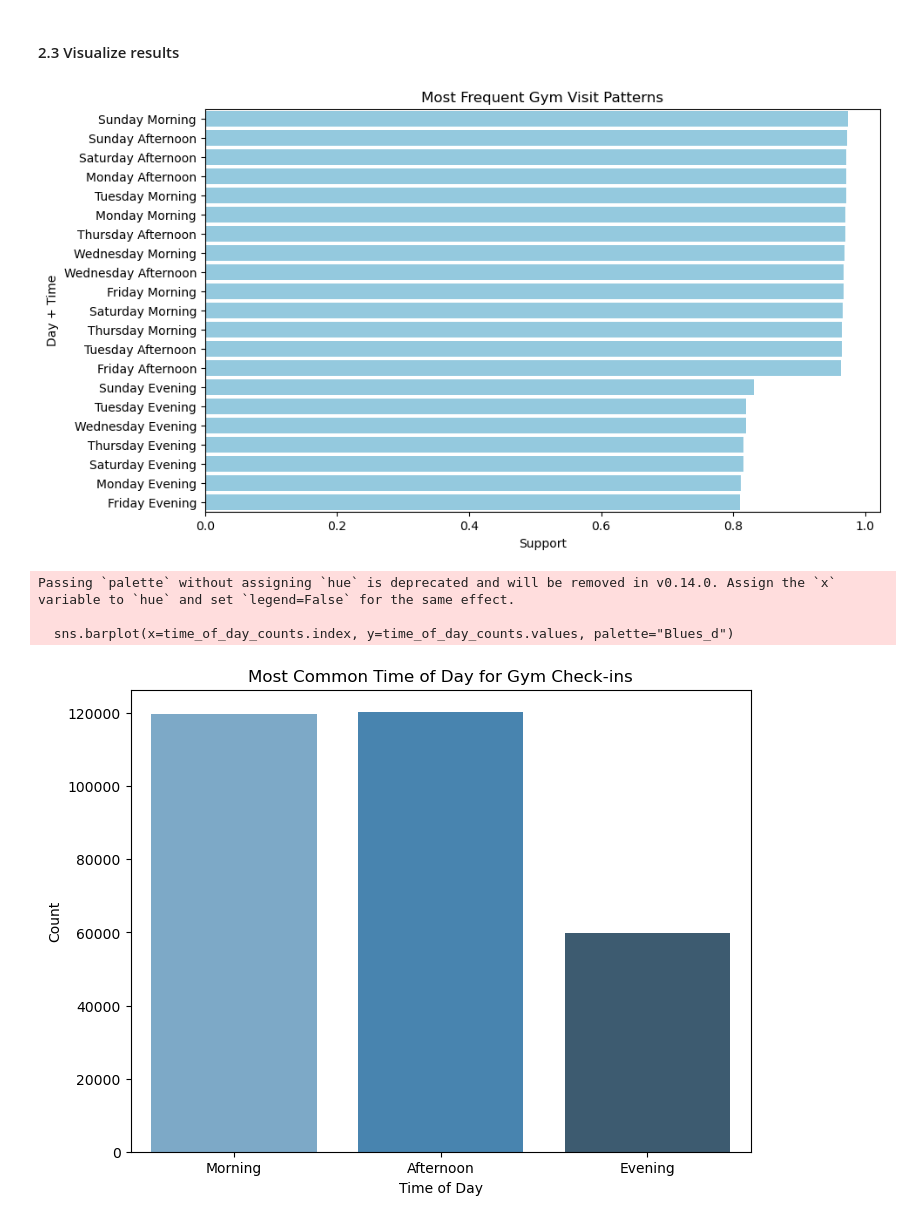
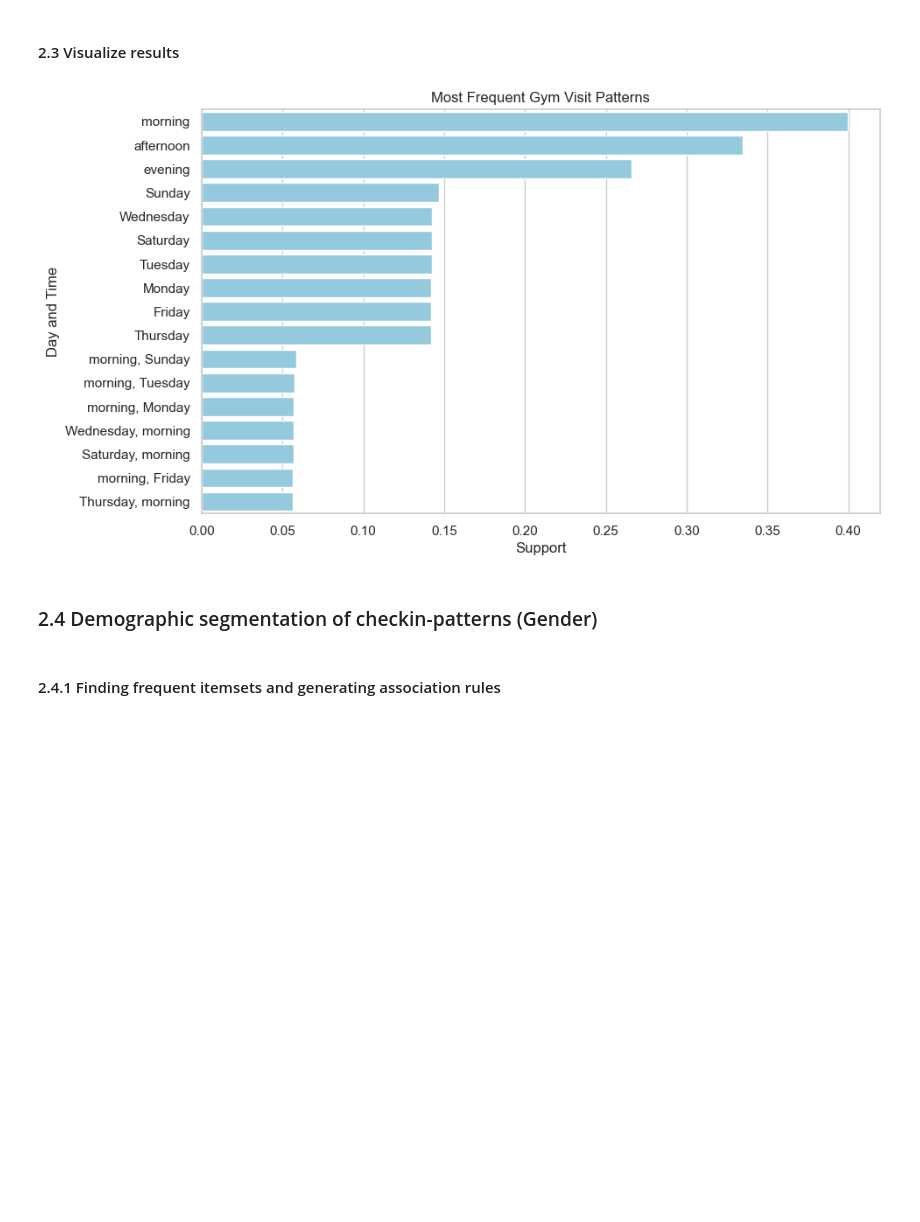
Before and after one commit to emmaqingjie/final_project_data_science, a Jupyter notebook: scripts/frequency_trends.ipynb, the cells around one changed output. Saved outputs shown, nothing was run; the diff lists cells and outputs as text; code cells hidden in the pictures; blank space fills up the shorter version.

Commit message:
demographic segmentation of checkin-patterns (age and gender)

```diff
--- a/scripts/frequency_trends.ipynb
+++ b/scripts/frequency_trends.ipynb
@@ -16,7 +16,7 @@ import pandas as pd
 import matplotlib.pyplot as plt
 
 # Load data
-checkin_data = pd.read_csv("../data/_raw/checkin_checkout_history_updated.csv", parse_dates= ['checkin_time', 'checkout_time'])
+checkin_data = pd.read_csv("../data/checkins.csv", parse_dates= ['checkin_time', 'checkout_time'])
 user_data = pd.read_csv("../data/_raw/users_data.csv")
 
 # Merge user data and checkin data and drop irrelevant columns
@@ -108,23 +108,14 @@ plt.show()
 # %%
 import pandas as pd
 from mlxtend.preprocessing import TransactionEncoder
-from mlxtend.frequent_patterns import apriori
-
-# Load and preprocess data
-data = pd.read_csv("../data/checkins.csv", parse_dates=['checkin_time'])
+from mlxtend.frequent_patterns import apriori, association_rules
 
 # Extract day of week and time of day
 data['day_of_week'] = data['checkin_time'].dt.day_name()
-data['time_of_day'] = pd.cut(
-    data['checkin_time'].dt.hour,
-    bins=[0, 12, 18, 24],
-    labels=['Morning', 'Afternoon', 'Evening'],
-    right=False
-)
 
 # Group check-ins into user-level transactions
-transactions = data.groupby('user_id', group_keys=False).apply(
-    lambda x: list(x['day_of_week'] + " " + x['time_of_day'].astype(str))
+transactions = data[['day_of_week', 'time_of_day']].apply(
+    lambda x: [x['day_of_week'], x['time_of_day']], axis=1
 ).tolist()
 
 print(f"Number of transactions: {len(transactions)}")
@@ -141,10 +132,13 @@ encoded_data = encoder.fit(transactions).transform(transactions)
 df = pd.DataFrame(encoded_data, columns=encoder.columns_)
 
 # Find frequent itemsets
-frequent_itemsets = apriori(df, min_support=0.1, use_colnames=True, max_len =1)
+frequent_itemsets = apriori(df, min_support=0.05, use_colnames=True, max_len =2)
+rules = association_rules(frequent_itemsets, metric="confidence", min_threshold=0.1)
+
 
 # Display results
 print("Frequent Itemsets:")
 print(frequent_itemsets)
+print(rules)
 # %% [output]
 Frequent Itemsets:
@@ -169,31 +163,21 @@ Frequent Itemsets:
 # %%
 import matplotlib.pyplot as plt
 import seaborn as sns
 
 # Sort itemsets by support
 top_patterns = frequent_itemsets.sort_values(by="support", ascending=False)
 top_patterns['itemsets'] = top_patterns['itemsets'].apply(lambda x: ', '.join(list(x)))
 
 # Plot
 plt.figure(figsize=(10, 6))
 sns.barplot(x="support", y=top_patterns["itemsets"].astype(str), data=top_patterns, color="skyblue")
 plt.title("Most Frequent Gym Visit Patterns")
 plt.xlabel("Support")
-plt.ylabel("Day + Time")
+plt.ylabel("Day and Time")
 plt.show()
-
-time_of_day_counts = data['time_of_day'].value_counts()
-
-# Plot the results
-plt.figure(figsize=(8, 6))
-sns.barplot(x=time_of_day_counts.index, y=time_of_day_counts.values, palette="Blues_d")
-plt.title("Most Common Time of Day for Gym Check-ins")
-plt.xlabel("Time of Day")
-plt.ylabel("Count")
-plt.show()
 # %% [output]
-[figure, old version]
+[figure, new version]
-Passing `palette` without assigning `hue` is deprecated and will be removed in v0.14.0. Assign the `x` variable to `hue` and set `legend=False` for the same effect.
-
-  sns.barplot(x=time_of_day_counts.index, y=time_of_day_counts.values, palette="Blues_d")
-[figure, removed]
+# %% [markdown]
+### 2.4 Demographic segmentation of checkin-patterns (Gender)
+# %% [markdown]
+#### 2.4.1 Finding frequent itemsets and generating association rules
```
Also changed, not shown: parts of 11 cells of this notebook.
